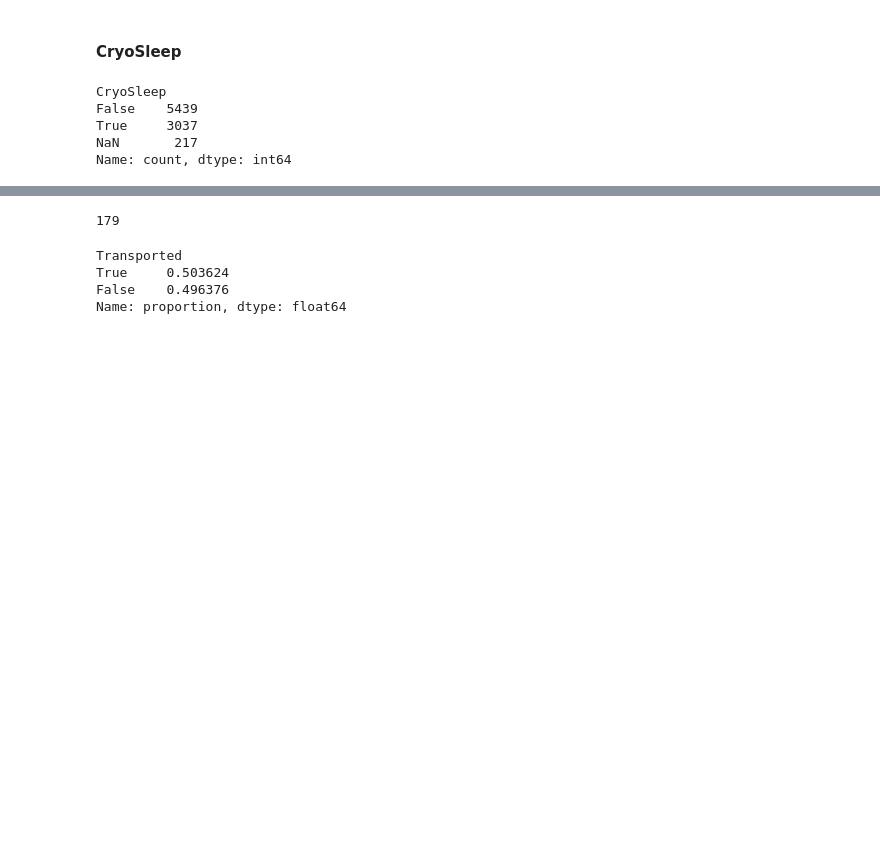
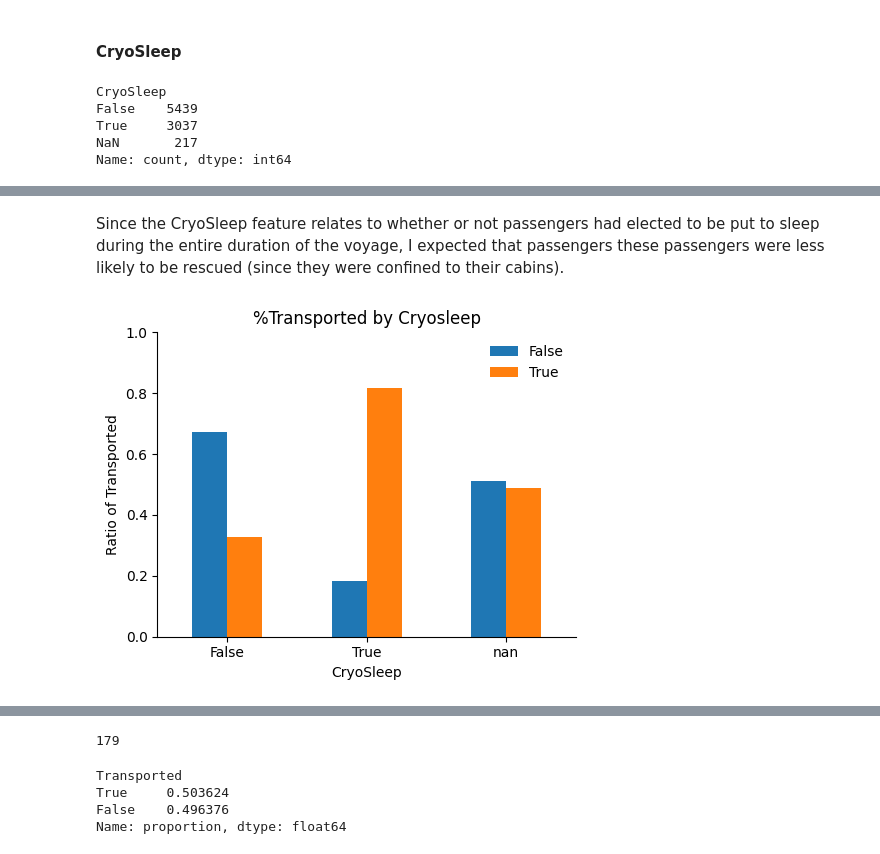
Before and after one commit to AJSDias/space_titanic, a Jupyter notebook: titanic_eda.ipynb, the cells around one changed output, grey strips where cells are left out. Drawn from its saved outputs; the diff is of its cells as text; code cells hidden in the pictures; blank space fills up the shorter version.

```diff
--- a/titanic_eda.ipynb
+++ b/titanic_eda.ipynb
@@ -202,0 +214,14 @@ Name: count, dtype: int64
+# %% [markdown]
+Since the CryoSleep feature relates to whether or not passengers had elected to be put to sleep during the entire duration of the voyage, I expected that passengers these passengers were less likely to be rescued (since they were confined to their cabins).
+# %%
+data.groupby(by=['CryoSleep'],dropna=False).Transported.value_counts(dropna=False, normalize=True).unstack().plot.bar(rot=0, figsize=(5,4))
+plt.title('%Transported by Cryosleep')
+
+plt.ylim(0,1)
+plt.ylabel('Ratio of Transported')
+
+plt.legend(frameon=False)
+sns.despine()
+plt.tight_layout()
+# %% [output]
+[figure, added]
```
Also changed, not shown: parts of 28 cells of this notebook.
